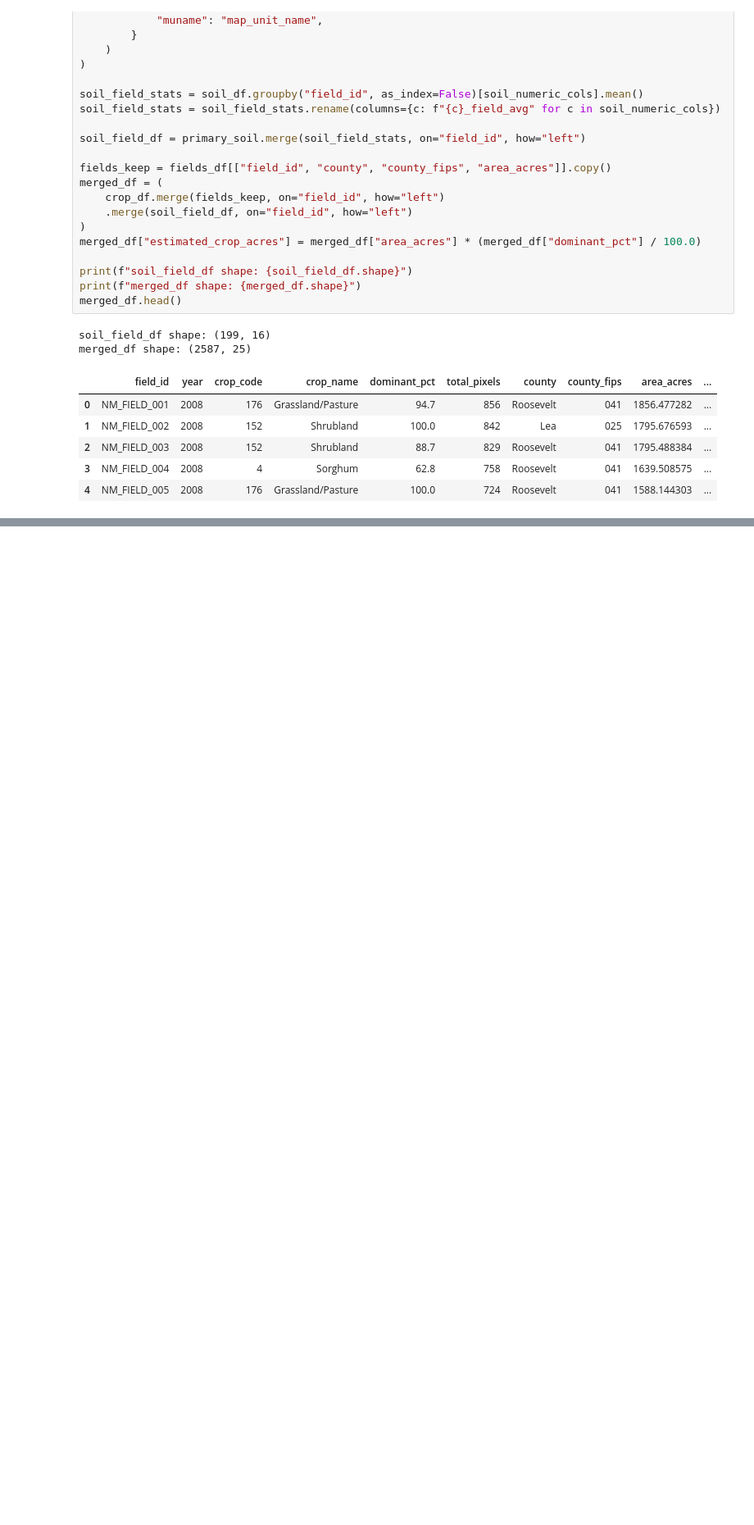
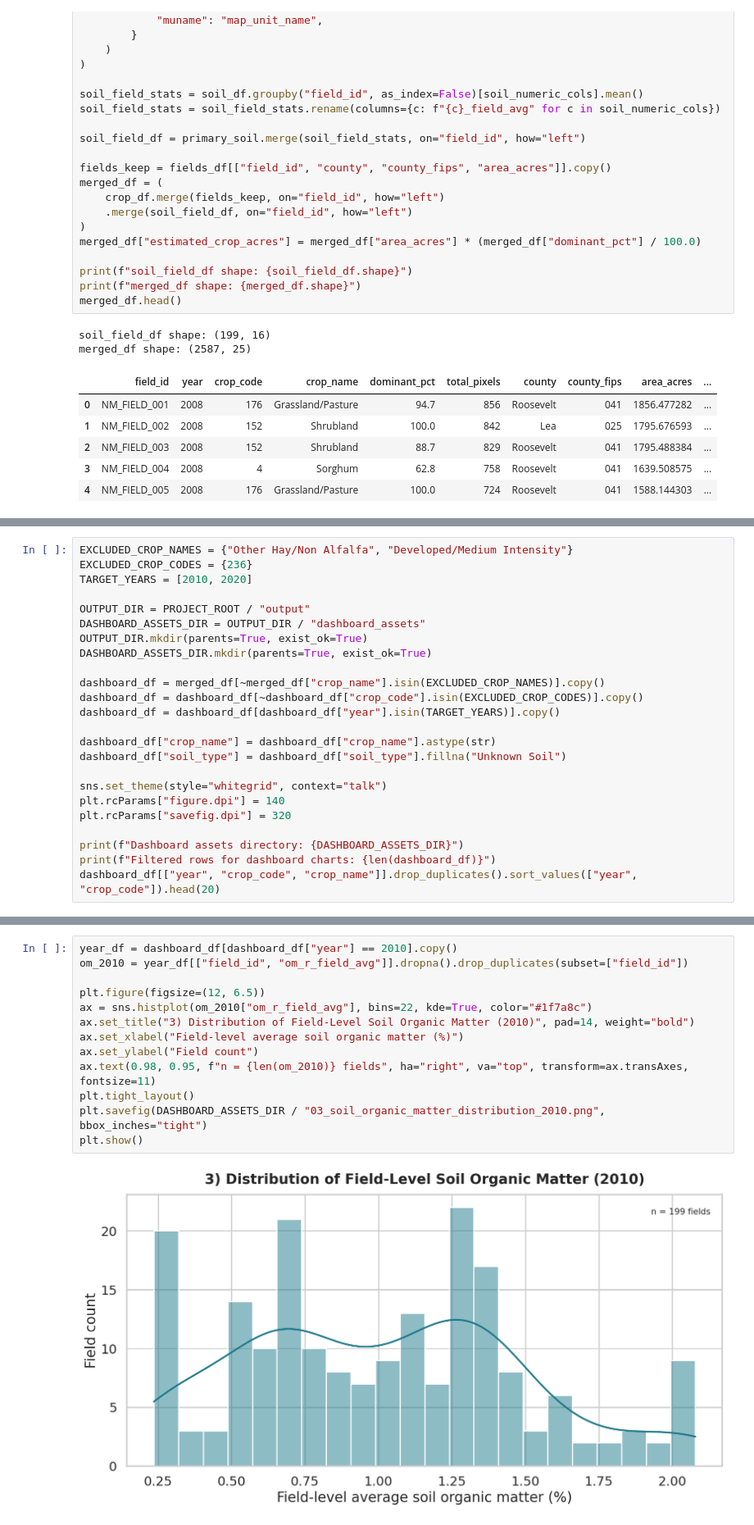
Before and after one commit to psbsingh25/EVTLR-Project, a Jupyter notebook: notebooks/03_field_eda/assignment-03-eda.ipynb, the cells around one changed output, grey strips where cells are left out. Shown at 82% size. Drawn from its saved outputs; the diff is of its cells as text; blank space fills up the shorter version.

```diff
--- a/notebooks/03_field_eda/assignment-03-eda.ipynb
+++ b/notebooks/03_field_eda/assignment-03-eda.ipynb
@@ -283,0 +288,24 @@ Merged crop + field + soil data - .describe(include='all').T
+# %%
+EXCLUDED_CROP_NAMES = {"Other Hay/Non Alfalfa", "Developed/Medium Intensity"}
+EXCLUDED_CROP_CODES = {236}
+TARGET_YEARS = [2010, 2020]
+
+OUTPUT_DIR = PROJECT_ROOT / "output"
+DASHBOARD_ASSETS_DIR = OUTPUT_DIR / "dashboard_assets"
+OUTPUT_DIR.mkdir(parents=True, exist_ok=True)
+DASHBOARD_ASSETS_DIR.mkdir(parents=True, exist_ok=True)
+
+dashboard_df = merged_df[~merged_df["crop_name"].isin(EXCLUDED_CROP_NAMES)].copy()
+dashboard_df = dashboard_df[~dashboard_df["crop_code"].isin(EXCLUDED_CROP_CODES)].copy()
+dashboard_df = dashboard_df[dashboard_df["year"].isin(TARGET_YEARS)].copy()
+
+dashboard_df["crop_name"] = dashboard_df["crop_name"].astype(str)
+dashboard_df["soil_type"] = dashboard_df["soil_type"].fillna("Unknown Soil")
+
+sns.set_theme(style="whitegrid", context="talk")
+plt.rcParams["figure.dpi"] = 140
+plt.rcParams["savefig.dpi"] = 320
+
+print(f"Dashboard assets directory: {DASHBOARD_ASSETS_DIR}")
+print(f"Filtered rows for dashboard charts: {len(dashboard_df)}")
+dashboard_df[["year", "crop_code", "crop_name"]].drop_duplicates().sort_values(["year", "crop_code"]).head(20)
@@ -366,0 +387,15 @@ Boxplots compare crop dominance percentages across major soil types. Soil types
+# %%
+year_df = dashboard_df[dashboard_df["year"] == 2010].copy()
+om_2010 = year_df[["field_id", "om_r_field_avg"]].dropna().drop_duplicates(subset=["field_id"])
+
+plt.figure(figsize=(12, 6.5))
+ax = sns.histplot(om_2010["om_r_field_avg"], bins=22, kde=True, color="#1f7a8c")
+ax.set_title("3) Distribution of Field-Level Soil Organic Matter (2010)", pad=14, weight="bold")
+ax.set_xlabel("Field-level average soil organic matter (%)")
+ax.set_ylabel("Field count")
+ax.text(0.98, 0.95, f"n = {len(om_2010)} fields", ha="right", va="top", transform=ax.transAxes, fontsize=11)
+plt.tight_layout()
+plt.savefig(DASHBOARD_ASSETS_DIR / "03_soil_organic_matter_distribution_2010.png", bbox_inches="tight")
+plt.show()
+# %% [output]
+[figure, added]
```
Also changed, not shown: parts of 28 cells of this notebook, 10 other files.
